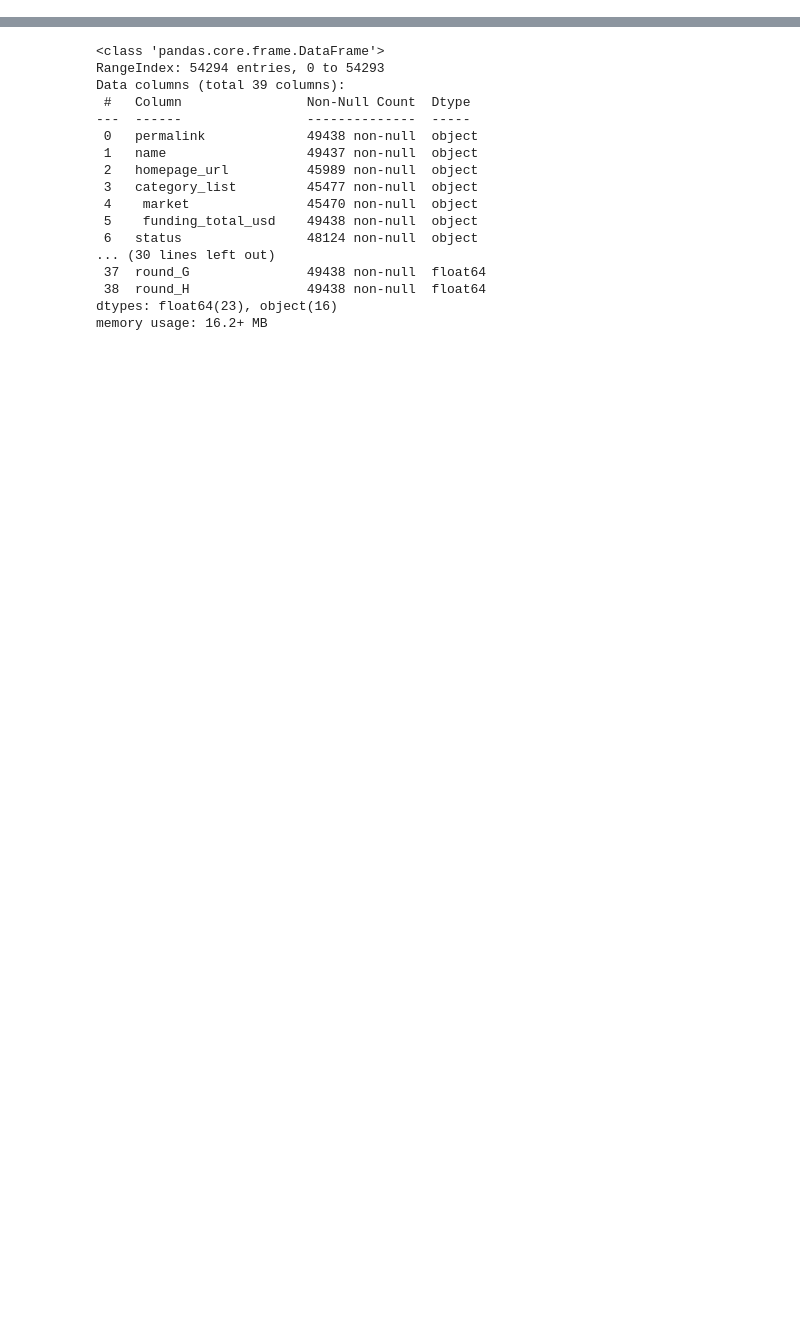
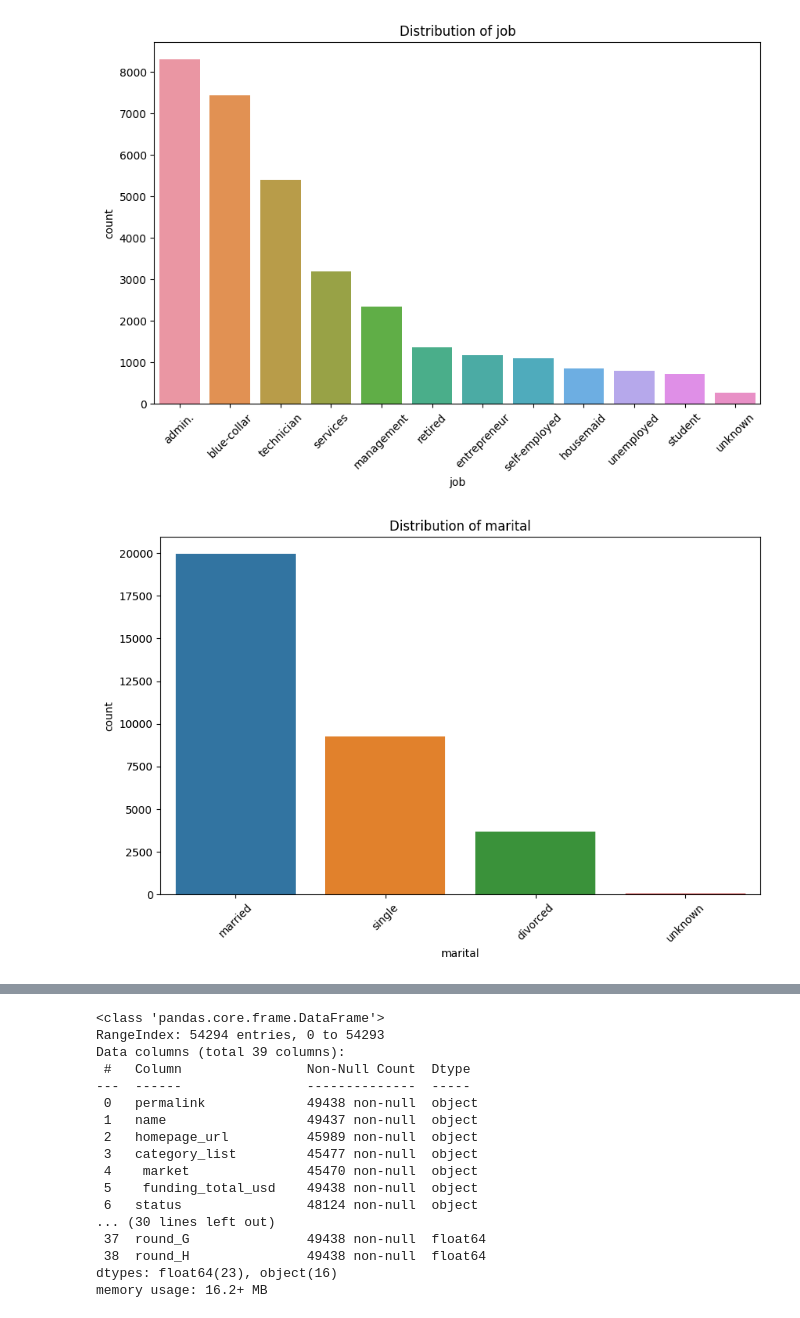
Before and after one commit to Meyssemmedini/Project-2, a Jupyter notebook: Project_2.ipynb, the cells around one changed output, grey strips where cells are left out. Cells and saved outputs as stored; diff of their text form; code cells hidden in the pictures; blank space fills up the shorter version.

```diff
--- a/Project_2.ipynb
+++ b/Project_2.ipynb
@@ -37,0 +216,12 @@ memory usage: 4.0+ MB
+# %%
+categorical_features = ['job', 'marital', 'education', 'default', 'housing', 'loan', 'contact', 'month', 'day_of_week', 'poutcome']
+
+for feature in categorical_features:
+    plt.figure(figsize=(10, 6))
+    sns.countplot(x=feature, data=df, order=df[feature].value_counts().index)
+    plt.title(f'Distribution of {feature}')
+    plt.xticks(rotation=45)
+    plt.show()
+# %% [output]
+[figure, added]
+[figure, added]
```
Also changed, not shown: parts of 22 cells of this notebook.
